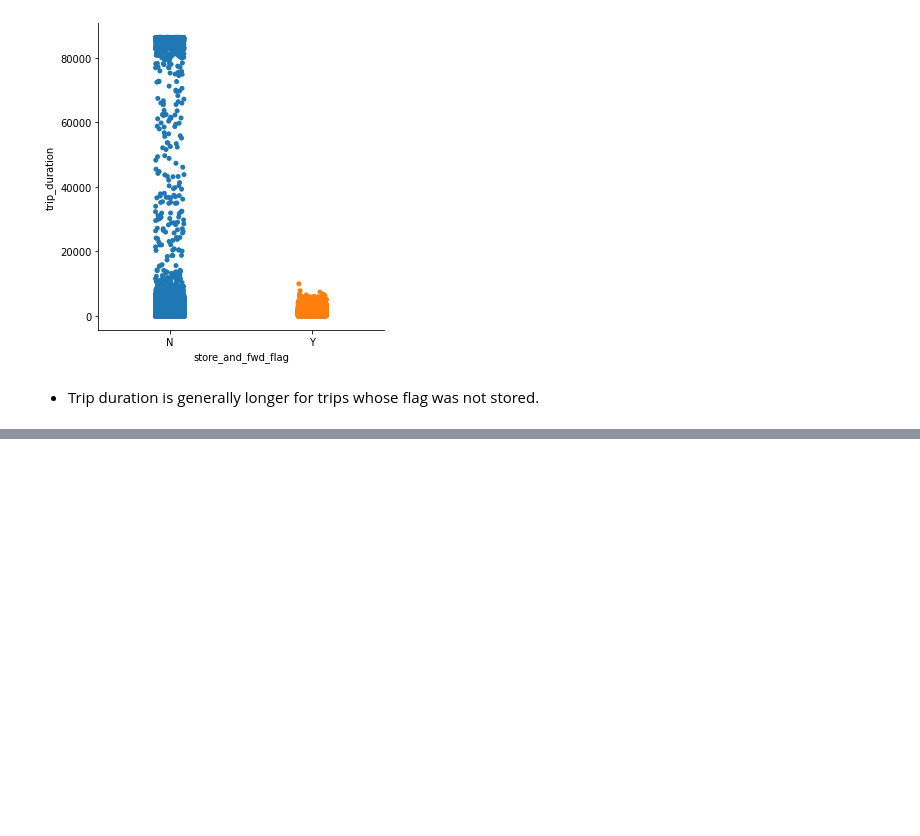
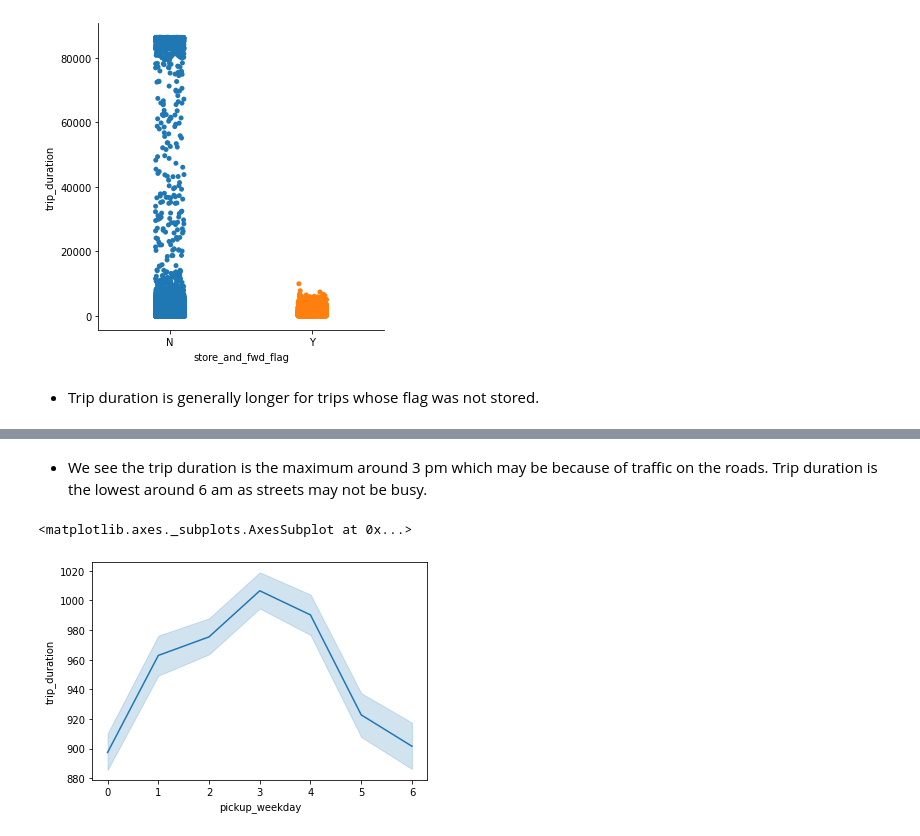
Before and after one commit to Deven876/project-2-NYC-Taxi-Trip-Time-Prediction, a Jupyter notebook: project_2_Taxi_Trip_Time_Prediction_.ipynb, the cells around one changed output, grey strips where cells are left out. Drawn from its saved outputs; the diff is of its cells as text; code cells hidden in the pictures; blank space fills up the shorter version.

```diff
--- a/project_2_Taxi_Trip_Time_Prediction_.ipynb
+++ b/project_2_Taxi_Trip_Time_Prediction_.ipynb
@@ -481,0 +496,8 @@ sns.catplot(y='trip_duration',x='store_and_fwd_flag',data=data1,kind='strip')
+# %% [markdown]
+- We see the trip duration is the maximum around 3 pm which may be because of traffic on the roads. Trip duration is the lowest around 6 am as streets may not be busy.
+# %%
+# Trip Duration per Day of Week
+sns.lineplot(x='pickup_weekday',y='trip_duration',data=data1)
+# %% [output]
+<matplotlib.axes._subplots.AxesSubplot at 0x...>
+[figure, added]
```
Also changed, not shown: parts of 15 cells of this notebook.
